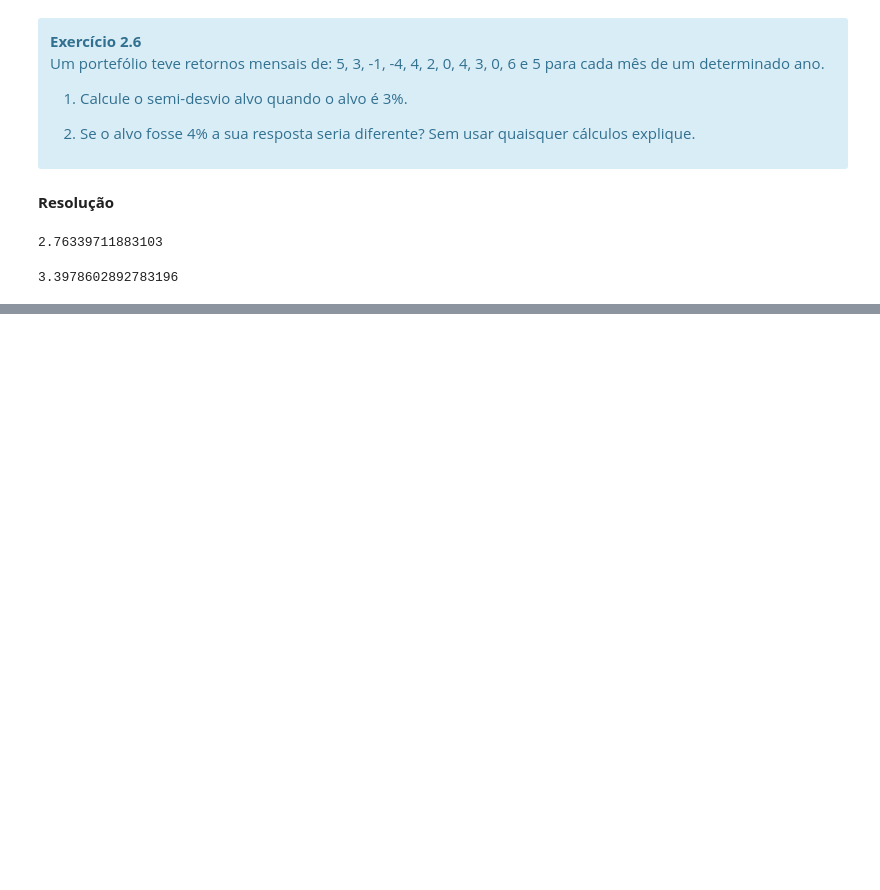
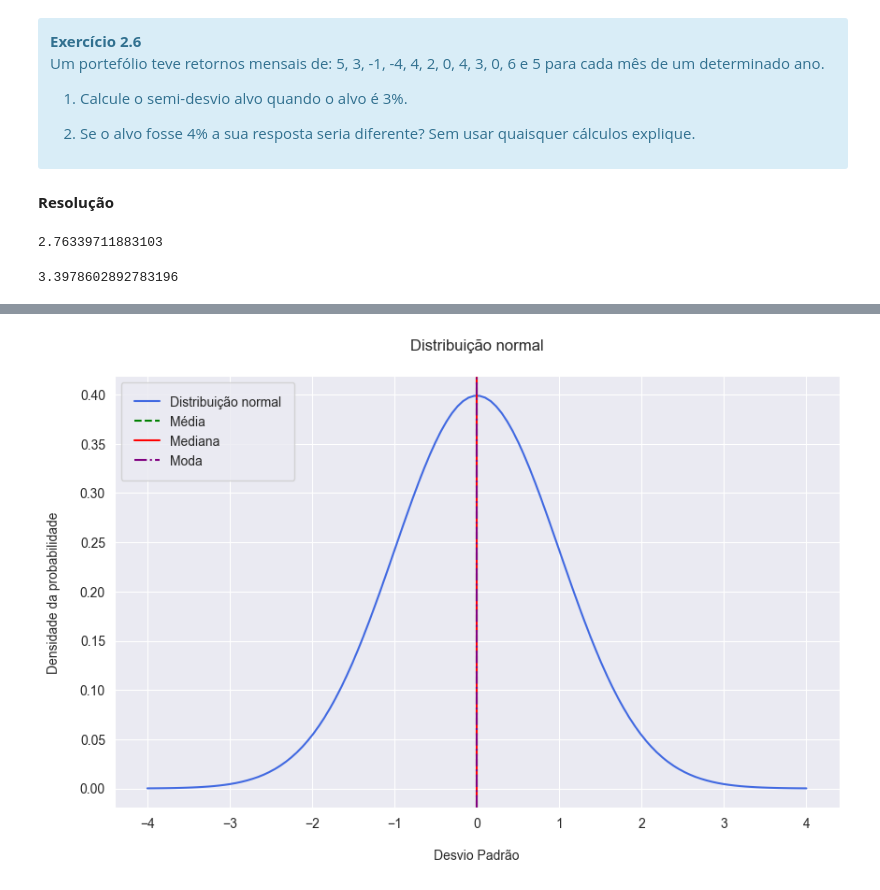
Before and after one commit to LuisSousaSilva/cbs_pg_eff_adf, a Jupyter notebook: Capítulo 2 - Organização, visualização e descrição de dados.ipynb, the cells around one changed output, grey strips where cells are left out. Saved outputs shown, nothing was run; the diff lists cells and outputs as text; code cells hidden in the pictures; blank space fills up the shorter version.

```diff
--- a/Capítulo 2 - Organização, visualização e descrição de dados.ipynb
+++ b/Capítulo 2 - Organização, visualização e descrição de dados.ipynb
@@ -1269,0 +1376,42 @@ O coeficiente de variação igual a desvio padrão a dividir pela média.
+# %%
+import numpy as np
+import seaborn as sns
+import matplotlib.pyplot as plt
+
+# Set the mean and standard deviation of the normal distribution
+mean = 0
+std_dev = 1
+
+# Generate points on the x axis
+x_values = np.linspace(-4, 4, 120)
+
+# Calculate the normal distribution's probability density function (PDF)
+y_values = (1 / (std_dev * np.sqrt(2 * np.pi))) * np.exp(-0.5 * ((x_values - mean) / std_dev) ** 2)
+
+# Set the style to 'darkgrid'
+sns.set_style('darkgrid')
+
+# Adjusting the figure size
+plt.figure(figsize=(10, 6))
+
+# Plot the normal distribution with a 'royalblue' line
+plt.plot(x_values, y_values, label='Distribuição normal', color='royalblue')
+
+# Since the normal distribution is symmetric, mean = median = mode
+# Plot lines for mean, median, and mode
+plt.axvline(x=mean, color='green', linestyle='--', label='Média')
+plt.axvline(x=mean, color='red', linestyle='-', label='Mediana')
+plt.axvline(x=mean, color='purple', linestyle='-.', label='Moda')
+
+# Add title and labels with the requested titles in Portuguese
+plt.title('Distribuição normal', pad=20)
+plt.xlabel('Desvio Padrão', labelpad=15)
+plt.ylabel('Densidade da probabilidade', labelpad=15)
+
+# Show the legend with a frame and increase the padding
+plt.legend(frameon=True, loc='upper left', borderpad=1)
+
+# Display the plot
+plt.show()
+# %% [output]
+[figure, added]
```
Also changed, not shown: parts of 65 cells of this notebook, 1 other file.
